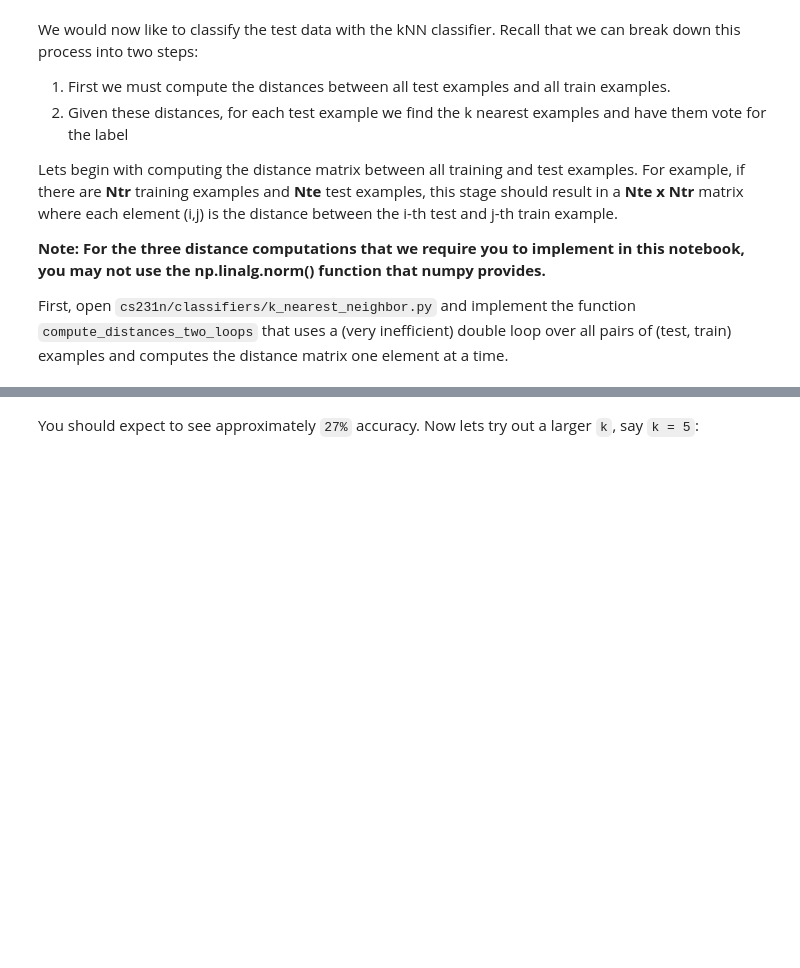
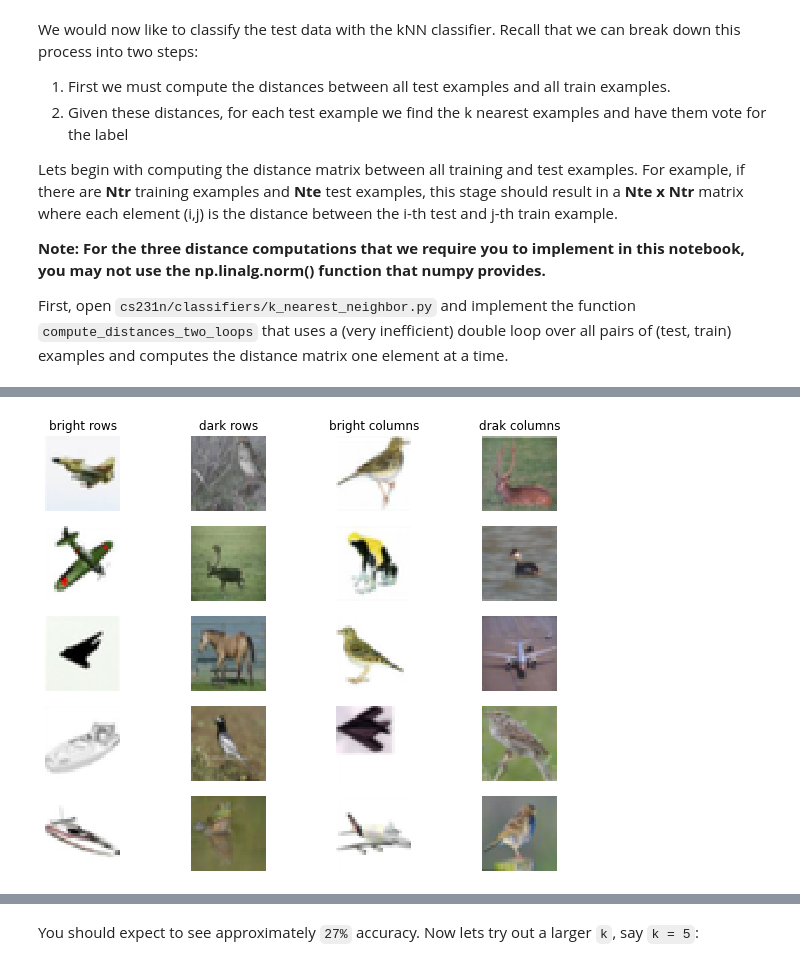
Before and after one commit to yanghyeonseo/CS231n-Spring2017, a Jupyter notebook: assignments(2024)/Assignment 1/assignment1/knn.ipynb, the cells around one changed output, grey strips where cells are left out. Saved outputs shown, nothing was run; the diff lists cells and outputs as text; code cells hidden in the pictures; blank space fills up the shorter version.

Commit message:
feat(knn): inline question 1

```diff
--- a/assignments(2024)/Assignment 1/assignment1/knn.ipynb
+++ b/assignments(2024)/Assignment 1/assignment1/knn.ipynb
@@ -150,3 +171,38 @@ $\color{blue}{\textit Your Answer:}$ *fill this in.*
+# %%
+#
+# Inline Question 1
+#
+
+sorted_rows = np.argsort(np.mean(dists, axis=1))
+sorted_columns = np.argsort(np.mean(dists, axis=0))
+dark_rows = sorted_rows[:5]
+dark_columns = sorted_columns[:5]
+bright_rows = sorted_rows[-5:]
+bright_columns = sorted_columns[-5:]
+
+for i in range(0, 5):
+    plt.subplot(5, 4, 4 * i + 1)
+    plt.imshow(np.reshape(X_test[bright_rows[i]], (32, 32, 3)).astype('uint8'))
+    plt.axis('off')
+    if i == 0:
+        plt.title('bright rows')
+    plt.subplot(5, 4, 4 * i + 2)
+    plt.imshow(np.reshape(X_test[dark_rows[i]], (32, 32, 3)).astype('uint8'))
+    plt.axis('off')
+    if i == 0:
+        plt.title('dark rows')
+    plt.subplot(5, 4, 4 * i + 3)
+    plt.imshow(np.reshape(X_train[bright_columns[i]], (32, 32, 3)).astype('uint8'))
+    plt.axis('off')
+    if i == 0:
+        plt.title('bright columns')
+    plt.subplot(5, 4, 4 * i + 4)
+    plt.imshow(np.reshape(X_train[dark_columns[i]], (32, 32, 3)).astype('uint8'))
+    plt.axis('off')
+    if i == 0:
+        plt.title('drak columns')
+# %% [output]
+[figure, added]
 # %%
 # Now implement the function predict_labels and run the code below:
 # We use k = 1 (which is Nearest Neighbor).
```
Also changed, not shown: parts of 12 cells of this notebook, 1 other file.
